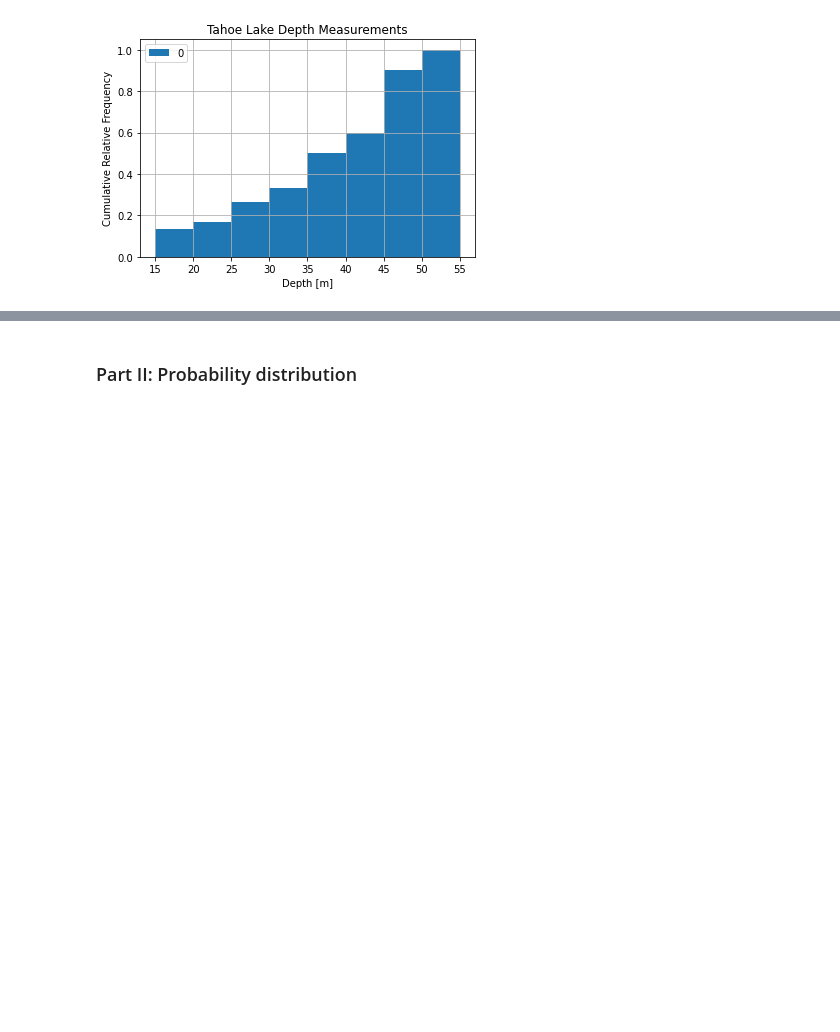
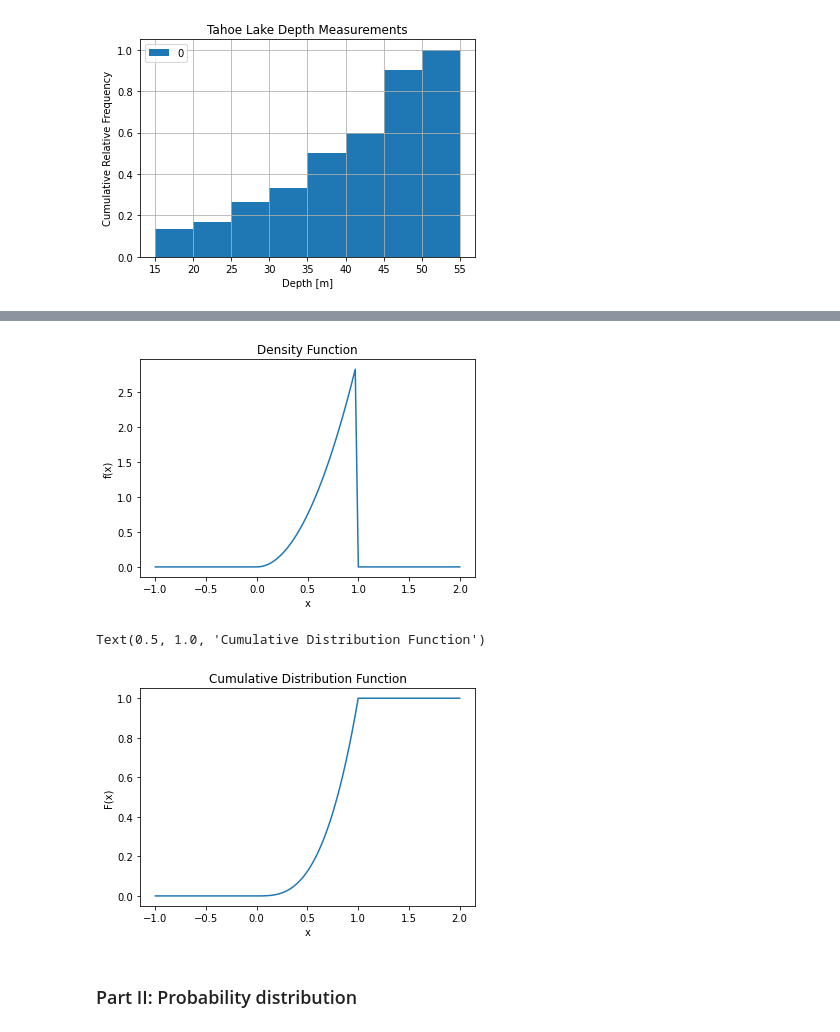
Before and after one commit to astridbg/geo4300, a Jupyter notebook: ex1_probability_distributions.ipynb, the cells around one changed output, grey strips where cells are left out. Saved outputs shown, nothing was run; the diff lists cells and outputs as text; code cells hidden in the pictures; blank space fills up the shorter version.

```diff
--- a/ex1_probability_distributions.ipynb
+++ b/ex1_probability_distributions.ipynb
@@ -251,3 +297,41 @@ $$c=3$$
+# %%
+# Visualizing the density and distribution functions in question 6
+def density(x):
+    f = np.zeros(len(x))
+    for i in range(len(x)):
+        if 0 < x[i] < 1:
+            f[i] = 3*x[i]**2
+        else:
+            f[i] = 0
+    return f
+
+def distribution(x):
+    F = np.zeros(len(x))
+    for i in range(len(x)):
+        if x[i] <= 0:
+            F[i] = 0
+        elif 0 < x[i] < 1:
+            F[i] = x[i]**3
+        else:
+            F[i] = 1
+    return F
+
+x = np.linspace(-1,2,100)
+
+plt.plot(x,density(x))
+plt.xlabel('x')
+plt.ylabel('f(x)')
+plt.title('Density Function')
+plt.show()
+
+plt.plot(x,distribution(x))
+plt.xlabel('x')
+plt.ylabel('F(x)')
+plt.title('Cumulative Distribution Function')
+# %% [output]
+[figure, added]
+Text(0.5, 1.0, 'Cumulative Distribution Function')
+[figure, added]
 # %% [markdown]
 ### Part II: Probability distribution
 # %% [markdown]
```
Also changed, not shown: parts of 12 cells of this notebook.
